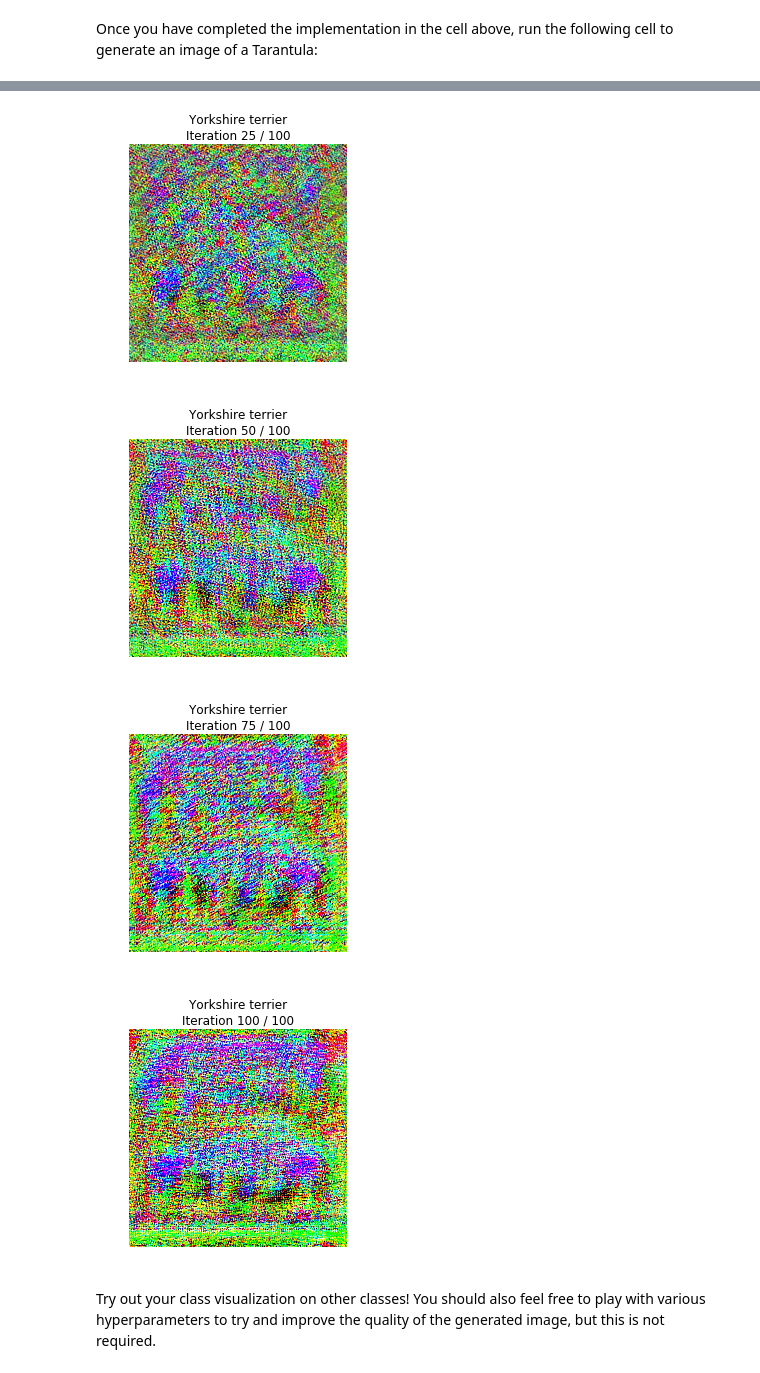
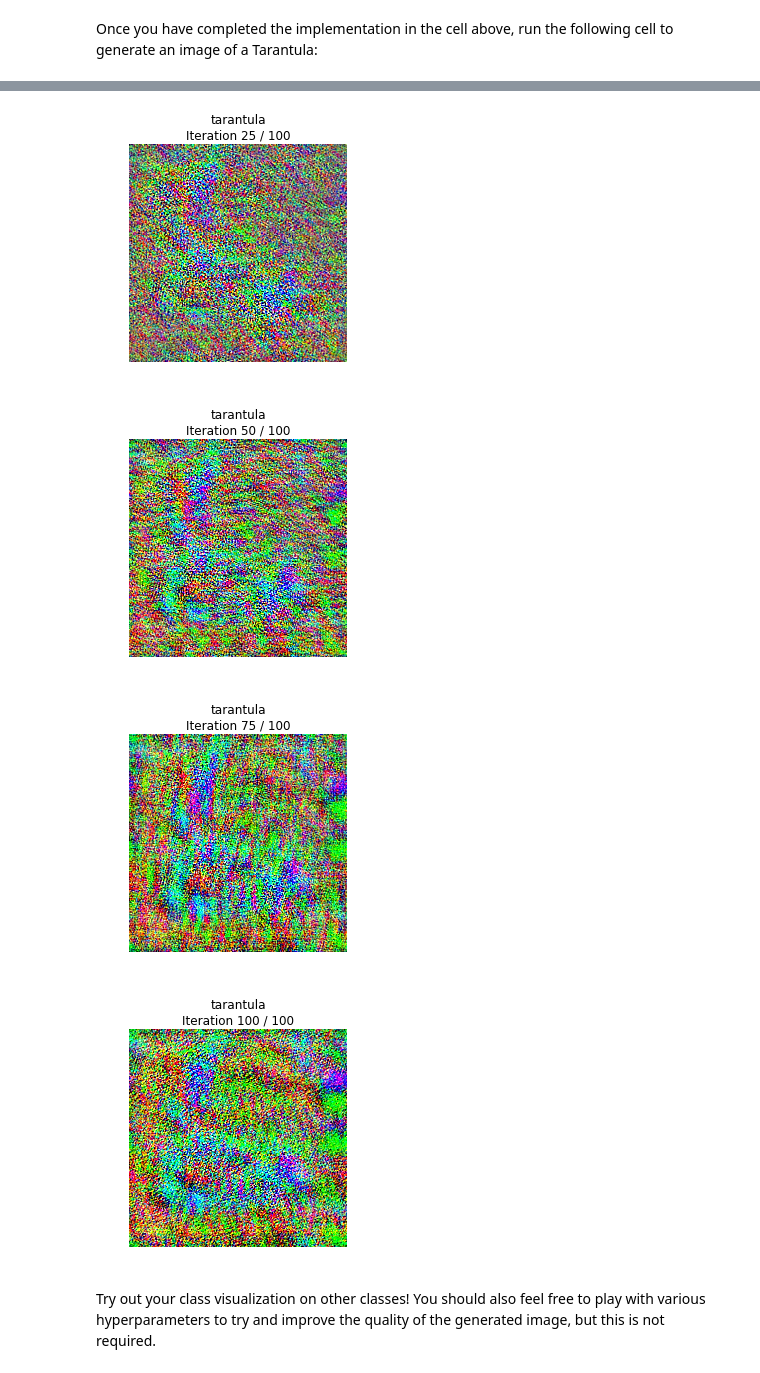
Before and after one commit to liufei11111/CS2018_CNN_03, a Jupyter notebook: NetworkVisualization-PyTorch.ipynb, the cells around one changed output, grey strips where cells are left out. Drawn from its saved outputs; the diff is of its cells as text; code cells hidden in the pictures.

```diff
--- a/NetworkVisualization-PyTorch.ipynb
+++ b/NetworkVisualization-PyTorch.ipynb
@@ -446,9 +446,9 @@ dtype = torch.FloatTensor
 # dtype = torch.cuda.FloatTensor # Uncomment this to use GPU
 model.type(dtype)
 
-# target_y = 76 # Tarantula
+target_y = 76 # Tarantula
 # target_y = 78 # Tick
-target_y = 187 # Yorkshire Terrier
+# target_y = 187 # Yorkshire Terrier
 # target_y = 683 # Oboe
 # target_y = 366 # Gorilla
 # target_y = 604 # Hourglass
@@ -458,7 +458,7 @@ out = create_class_visualization(target_y, model, dtype)
-[figure, old version]
+[figure, new version]
-[figure, old version]
+[figure, new version]
-[figure, old version]
+[figure, new version]
-[figure, old version]
+[figure, new version]
 # %% [markdown]
 Try out your class visualization on other classes! You should also feel free to play with various hyperparameters to try and improve the quality of the generated image, but this is not required.
 # %%
```
Also changed, not shown: parts of 3 cells of this notebook, 2 other files.
